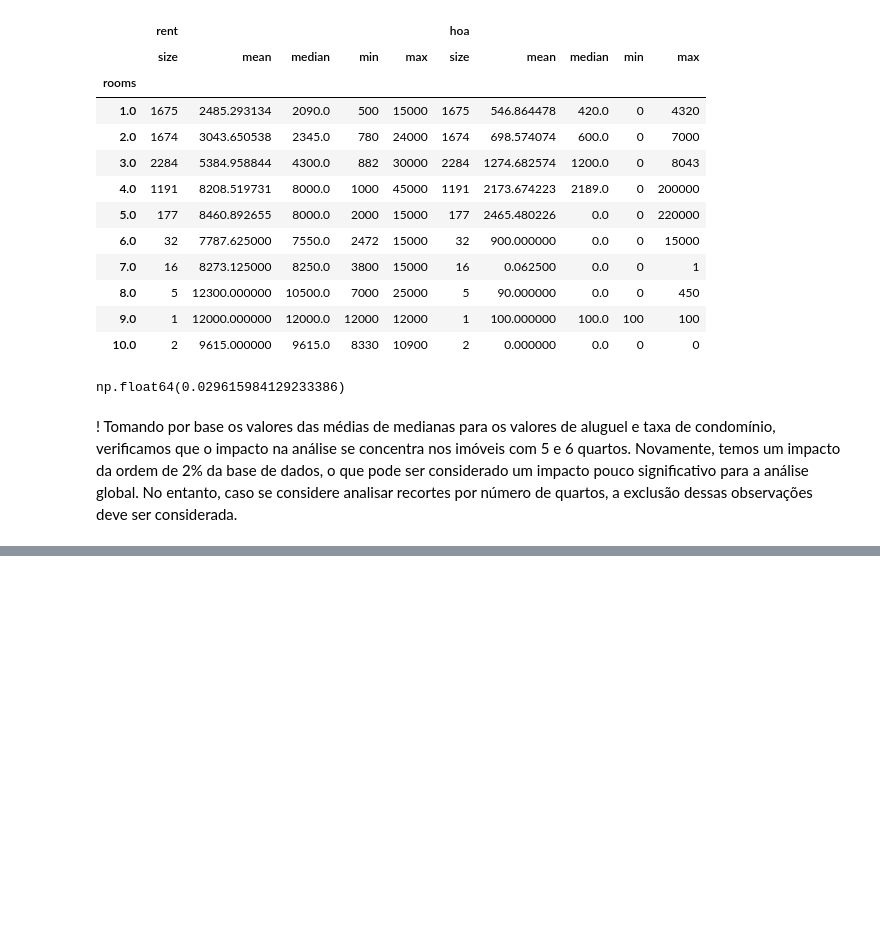
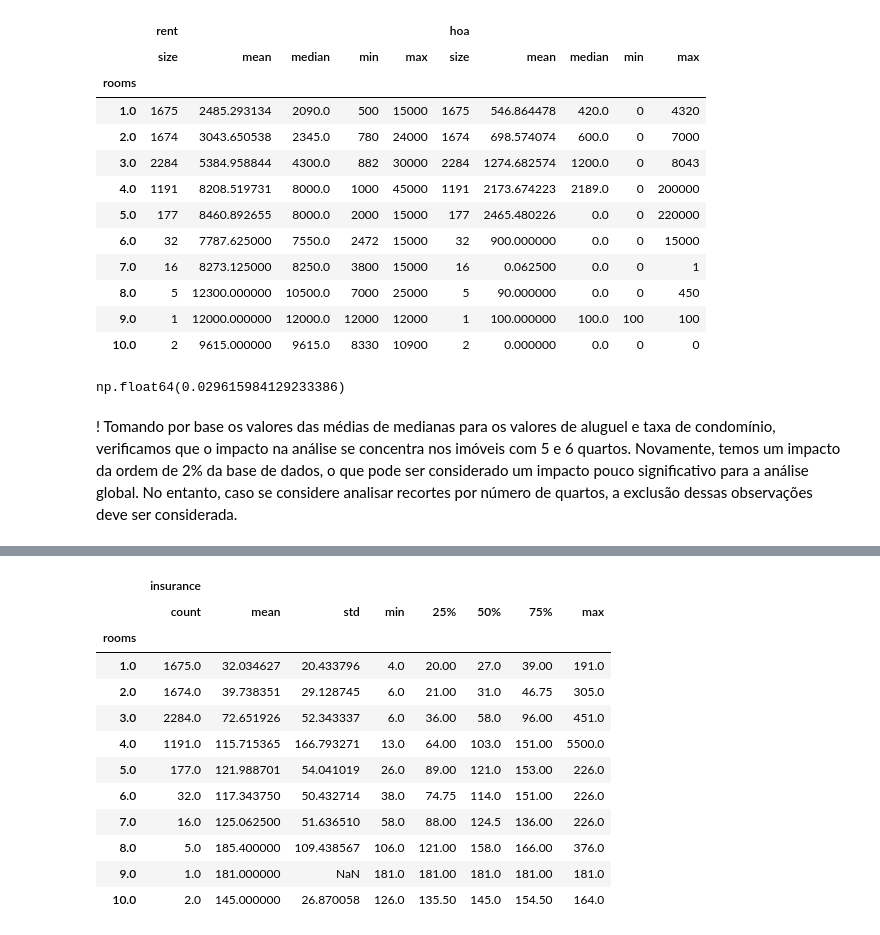
Before and after one commit to cleber-lamartine/projeto_ada_1715, a Jupyter notebook: projeto1715.ipynb, the cells around one changed output, grey strips where cells are left out. Drawn from its saved outputs; the diff is of its cells as text; code cells hidden in the pictures; blank space fills up the shorter version.

```diff
--- a/projeto1715.ipynb
+++ b/projeto1715.ipynb
@@ -237,0 +268,16 @@ Novamente, temos um impacto da ordem de 2% da base de dados, o que pode ser cons
+# %%
+casas_filtrada.groupby(["rooms"])[["insurance"]].describe()
+# %% [output]
+|  | insurance |  |  |  |  |  |  |  |
+|  | count | mean | std | min | 25% | 50% | 75% | max |
+| rooms |  |  |  |  |  |  |  |  |
+| 1.0 | 1675.0 | 32.034627 | 20.433796 | 4.0 | 20.00 | 27.0 | 39.00 | 191.0 |
+| 2.0 | 1674.0 | 39.738351 | 29.128745 | 6.0 | 21.00 | 31.0 | 46.75 | 305.0 |
+| 3.0 | 2284.0 | 72.651926 | 52.343337 | 6.0 | 36.00 | 58.0 | 96.00 | 451.0 |
+| 4.0 | 1191.0 | 115.715365 | 166.793271 | 13.0 | 64.00 | 103.0 | 151.00 | 5500.0 |
+| 5.0 | 177.0 | 121.988701 | 54.041019 | 26.0 | 89.00 | 121.0 | 153.00 | 226.0 |
+| 6.0 | 32.0 | 117.343750 | 50.432714 | 38.0 | 74.75 | 114.0 | 151.00 | 226.0 |
+| 7.0 | 16.0 | 125.062500 | 51.636510 | 58.0 | 88.00 | 124.5 | 136.00 | 226.0 |
+| 8.0 | 5.0 | 185.400000 | 109.438567 | 106.0 | 121.00 | 158.0 | 166.00 | 376.0 |
+| 9.0 | 1.0 | 181.000000 | NaN | 181.0 | 181.00 | 181.0 | 181.00 | 181.0 |
+| 10.0 | 2.0 | 145.000000 | 26.870058 | 126.0 | 135.50 | 145.0 | 154.50 | 164.0 |
```
Also changed, not shown: parts of 8 cells of this notebook.
